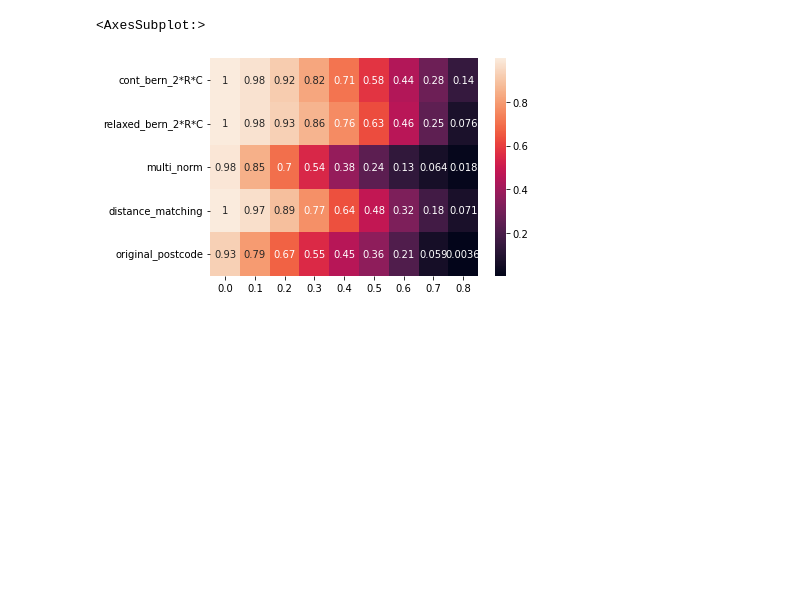
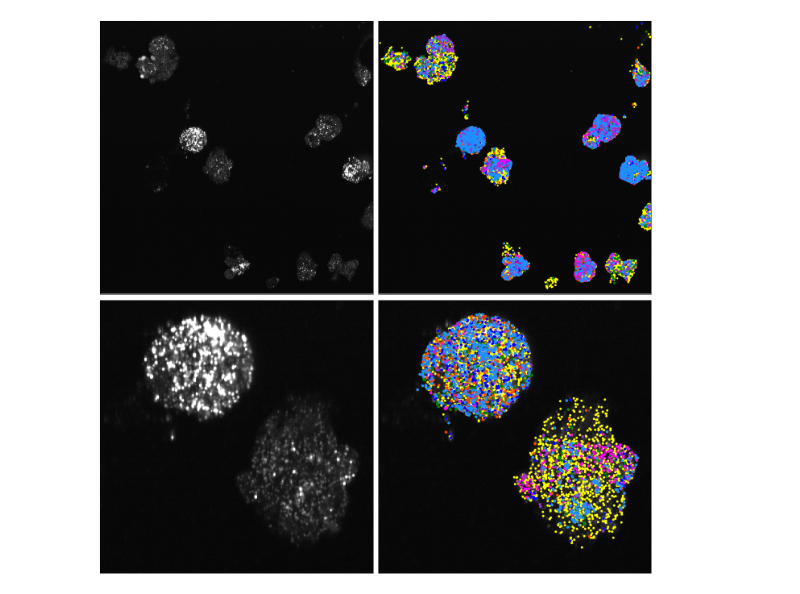
Before and after one commit to vanvalenlab/Polaris-2023_Laubscher_et_al, a Jupyter notebook: Polaris-2023_Laubscher_et_al/notebooks/supplemental_figure9.ipynb, the cells around one changed output. Cells and saved outputs as stored; diff of their text form; code cells hidden in the pictures; blank space fills up the shorter version.

```diff
--- a/Polaris-2023_Laubscher_et_al/notebooks/supplemental_figure9.ipynb
+++ b/Polaris-2023_Laubscher_et_al/notebooks/supplemental_figure9.ipynb
@@ -94,5 +0,0 @@ df_f1_big_table.columns = ["%.1f"%p1 for p1 in np.arange(0, 0.85, 0.1)]
-# %%
-sns.heatmap(df_f1_big_table, annot=True)
-# %% [output]
-<AxesSubplot:>
-[figure, removed]
@@ -98,0 +9,4 @@ sns.heatmap(df_f1_big_table, annot=True)
+# %%
+data = PolarisPublicationData()
+# %%
+MERFISH_im, MERFISH_results, seqFISH_im, seqFISH_results = data.load_data(figure='S9')
@@ -98,0 +36,26 @@ sns.heatmap(df_f1_big_table, annot=True)
+# %%
+fig,ax = plt.subplots(2,2,figsize=(14,14))
+
+for i in range(2):
+    for ii in range(2):
+        ax[i,ii].imshow(seqFISH_im, cmap='gray', vmax=3000)
+
+        if ii==1:
+            if i==0:
+                ax[i,ii].scatter(seqFISH_results.y, seqFISH_results.x, s=5, c='yellow')
+                ax[i,ii].scatter(plot_df.y, plot_df.x, s=10, c=colors)
+
+            else:
+                ax[i,ii].scatter(seqFISH_results.y, seqFISH_results.x, s=10, c='yellow')
+                ax[i,ii].scatter(plot_df.y, plot_df.x, s=15, c=colors)
+
+        ax[i,ii].set_xticks([])
+        ax[i,ii].set_yticks([])
+
+        ax[1,ii].set_xlim([500,1000])
+        ax[1,ii].set_ylim([1250,750])
+
+plt.tight_layout()
+plt.show()
+# %% [output]
+[figure, added]
```
Also changed, not shown: parts of 10 cells of this notebook, 8 other files.
